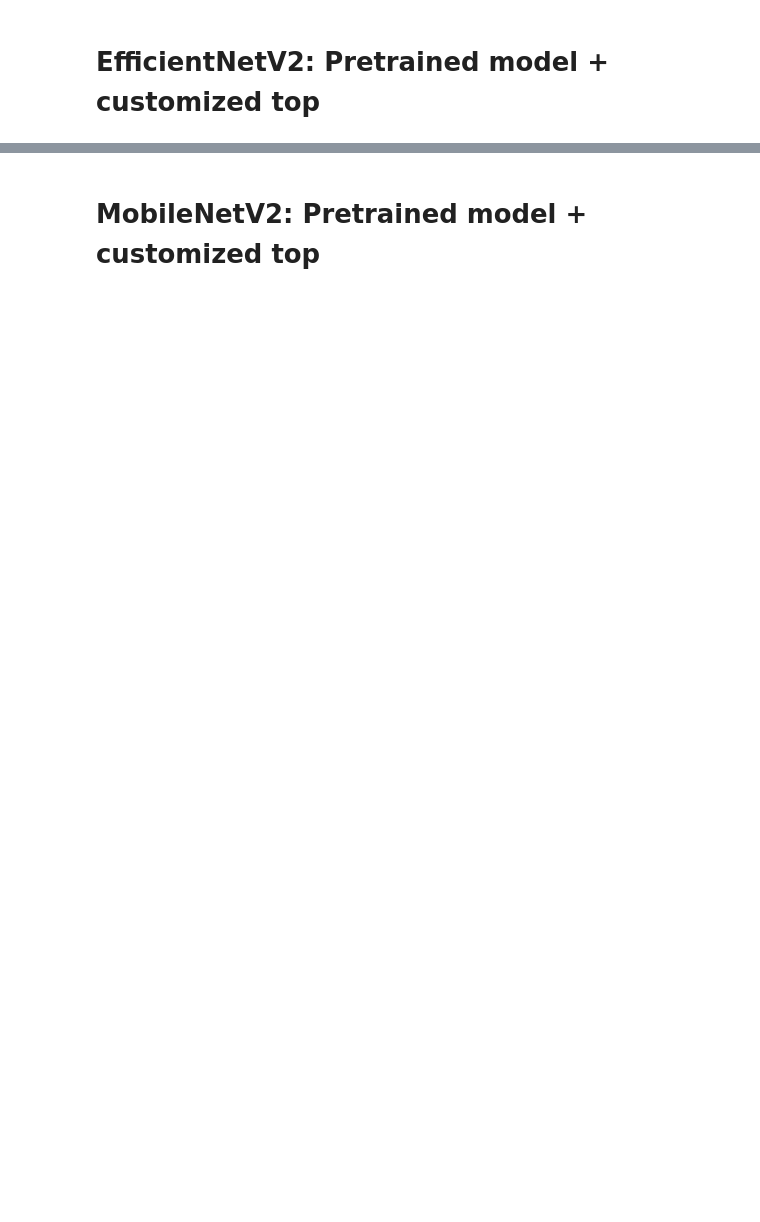
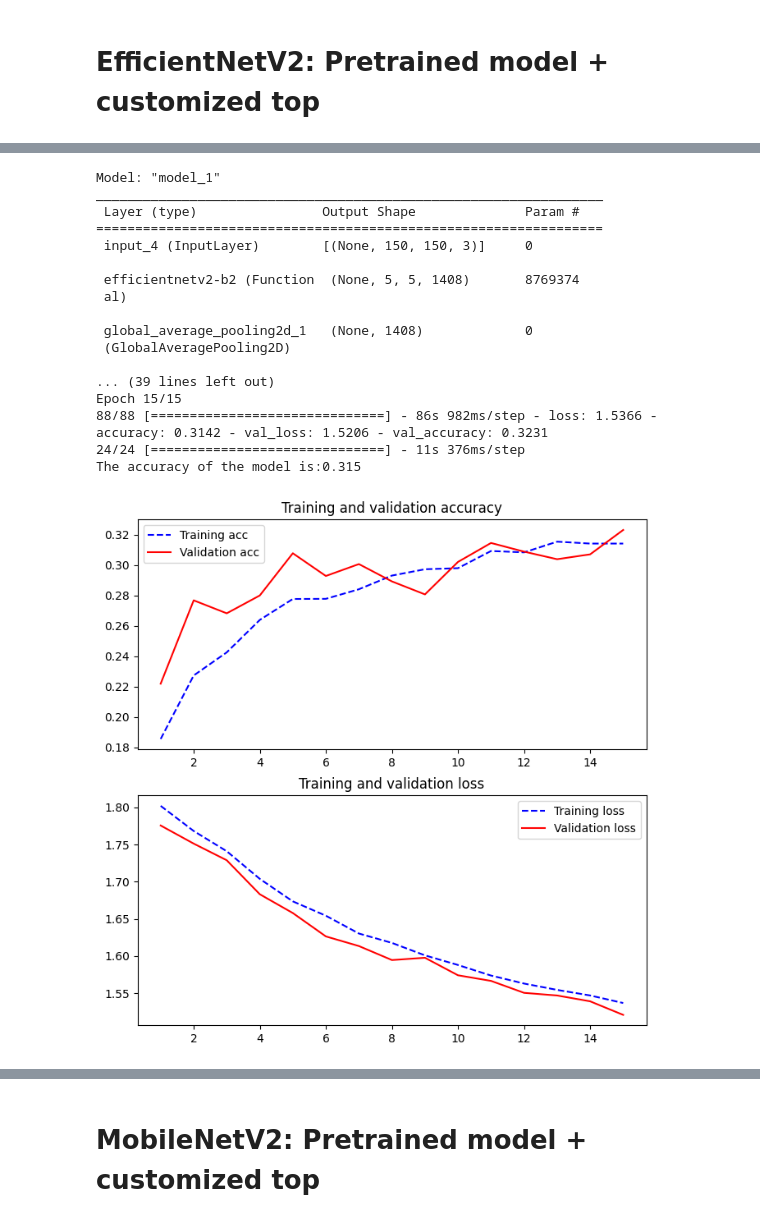
Before and after one commit to lorrespz/Image-Classification-Collection, a Jupyter notebook: natural-scenes-classification-resnet50-others.ipynb, the cells around one changed output, grey strips where cells are left out. Drawn from its saved outputs; the diff is of its cells as text; code cells hidden in the pictures; blank space fills up the shorter version.

```diff
--- a/natural-scenes-classification-resnet50-others.ipynb
+++ b/natural-scenes-classification-resnet50-others.ipynb
@@ -258,0 +238,22 @@ The accuracy of the model is:0.318
+# %%
+effnet_pretrained_weights = '/kaggle/input/pretrained-imagenet-weights-for-various-networks/efficientnetv2-b2_notop.h5'
+effnet_model = pretrained_custom_model(EfficientNetV2B2, effnet_pretrained_weights, 15)
+# %% [output]
+Model: "model_1"
+_________________________________________________________________
+ Layer (type)                Output Shape              Param #
+=================================================================
+ input_4 (InputLayer)        [(None, 150, 150, 3)]     0
+
+ efficientnetv2-b2 (Function  (None, 5, 5, 1408)       8769374
+ al)
+
+ global_average_pooling2d_1   (None, 1408)             0
+ (GlobalAveragePooling2D)
+
+... (39 lines left out)
+Epoch 15/15
+88/88 [==============================] - 86s 982ms/step - loss: 1.5366 - accuracy: 0.3142 - val_loss: 1.5206 - val_accuracy: 0.3231
+24/24 [==============================] - 11s 376ms/step
+The accuracy of the model is:0.315
+[figure, added]
```
Also changed, not shown: parts of 13 cells of this notebook.
